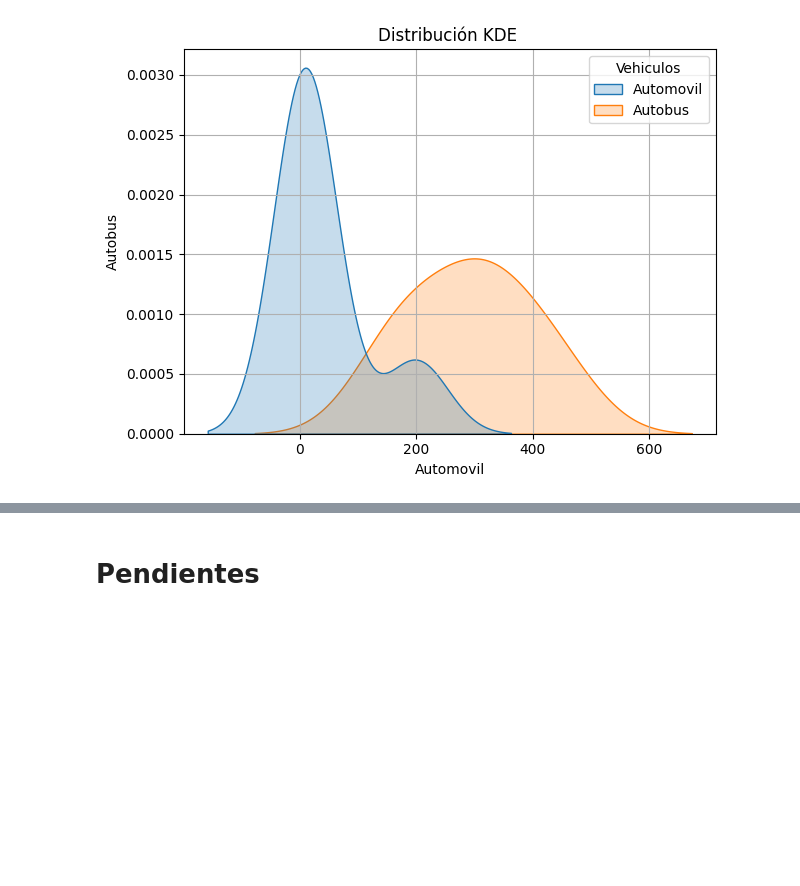
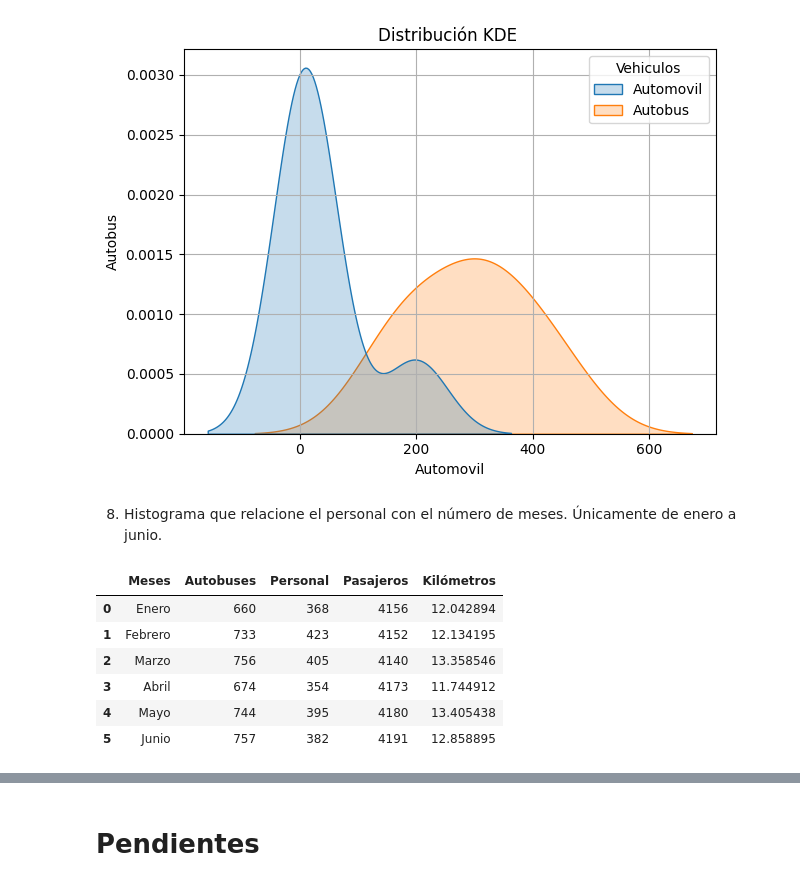
Before and after one commit to jcml002/12Reto, a Jupyter notebook: Reto12.ipynb, the cells around one changed output, grey strips where cells are left out. Saved outputs shown, nothing was run; the diff lists cells and outputs as text; code cells hidden in the pictures; blank space fills up the shorter version.

```diff
--- a/Reto12.ipynb
+++ b/Reto12.ipynb
@@ -173,3 +172,16 @@ plt.tight_layout()
 plt.show()
 # %% [output]
 [figure]
+# %% [markdown]
+8. Histograma que relacione el personal con el número de meses. Únicamente de enero a junio.
+# %%
+dfrM6 = dfreto.head(6)
+dfrM6
+# %% [output]
+|  | Meses | Autobuses | Personal | Pasajeros | Kilómetros |
+| 0 | Enero | 660 | 368 | 4156 | 12.042894 |
+| 1 | Febrero | 733 | 423 | 4152 | 12.134195 |
+| 2 | Marzo | 756 | 405 | 4140 | 13.358546 |
+| 3 | Abril | 674 | 354 | 4173 | 11.744912 |
+| 4 | Mayo | 744 | 395 | 4180 | 13.405438 |
+| 5 | Junio | 757 | 382 | 4191 | 12.858895 |
```
Also changed, not shown: parts of 6 cells of this notebook.
